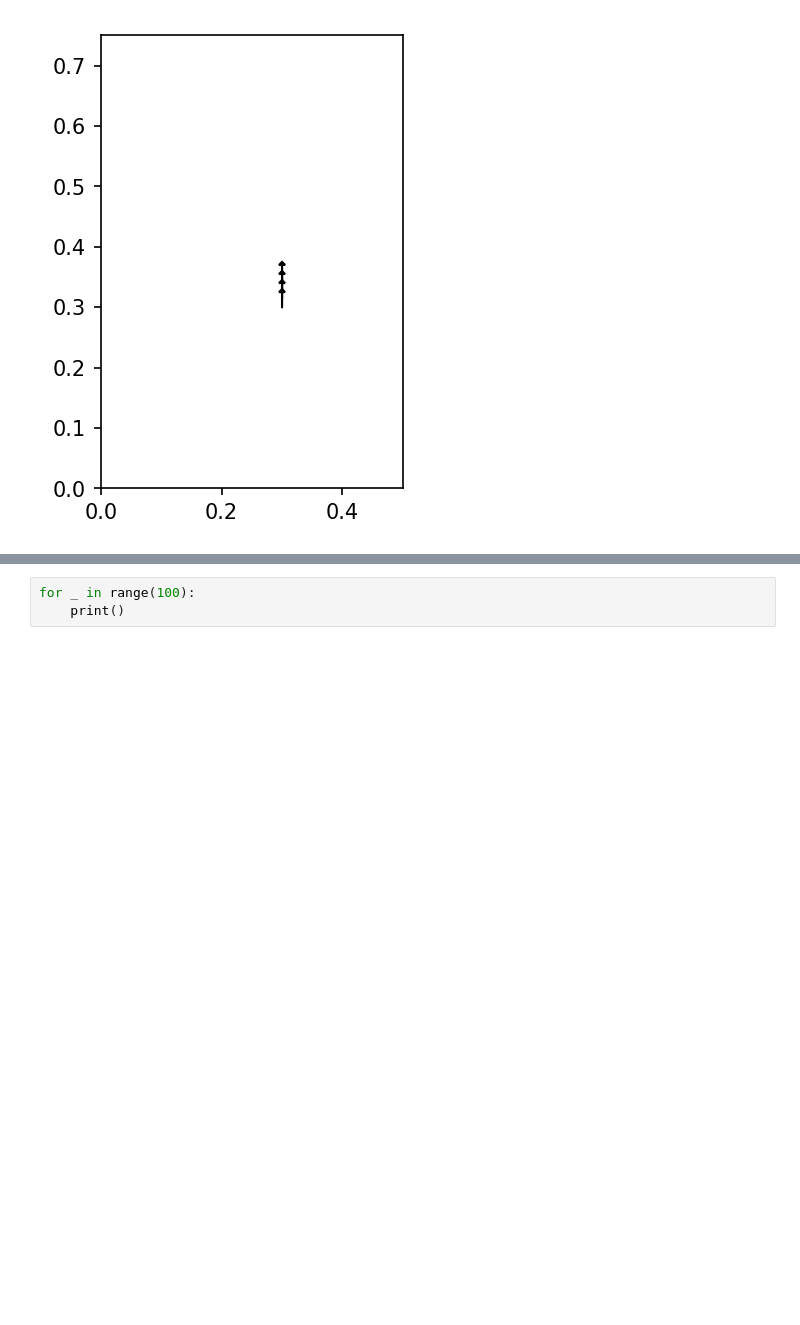
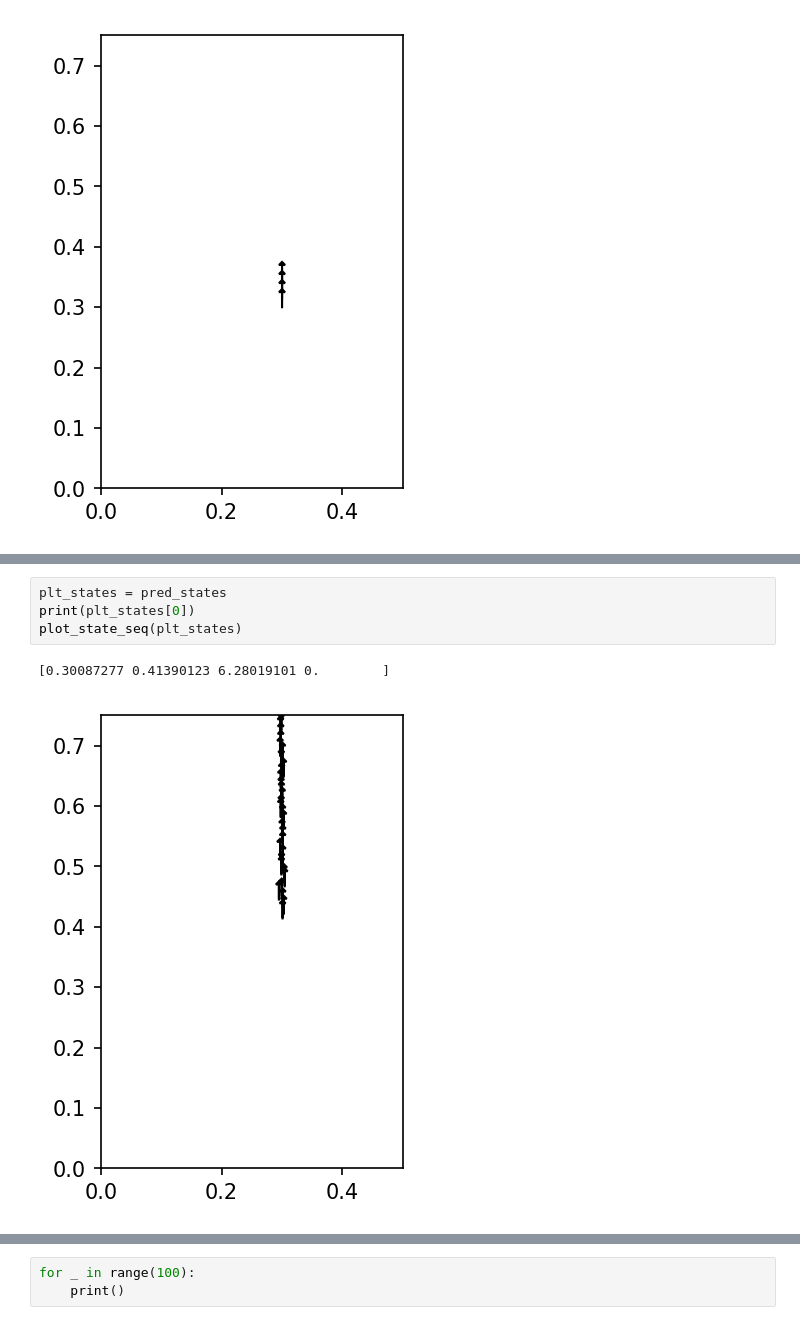
Before and after one commit to samer1248/ECE209AS-Lab3, a Jupyter notebook: project3.ipynb, the cells around one changed output, grey strips where cells are left out. Saved outputs shown, nothing was run; the diff lists cells and outputs as text; blank space fills up the shorter version.

```diff
--- a/project3.ipynb
+++ b/project3.ipynb
@@ -386,3 +385,10 @@ pred_states = apply_kalman(obs_seq,init_state,init_cov,state_noise_cov,measure_n
+# %%
+plt_states = pred_states
+print(plt_states[0])
+plot_state_seq(plt_states)
+# %% [output]
+[0.30087277 0.41390123 6.28019101 0.        ]
+[figure, added]
 # %%
 m_pred_states = np.array(pred_states)
 m_true_states = np.array(state_seq)
```
Also changed, not shown: parts of 15 cells of this notebook, 2 other files.
